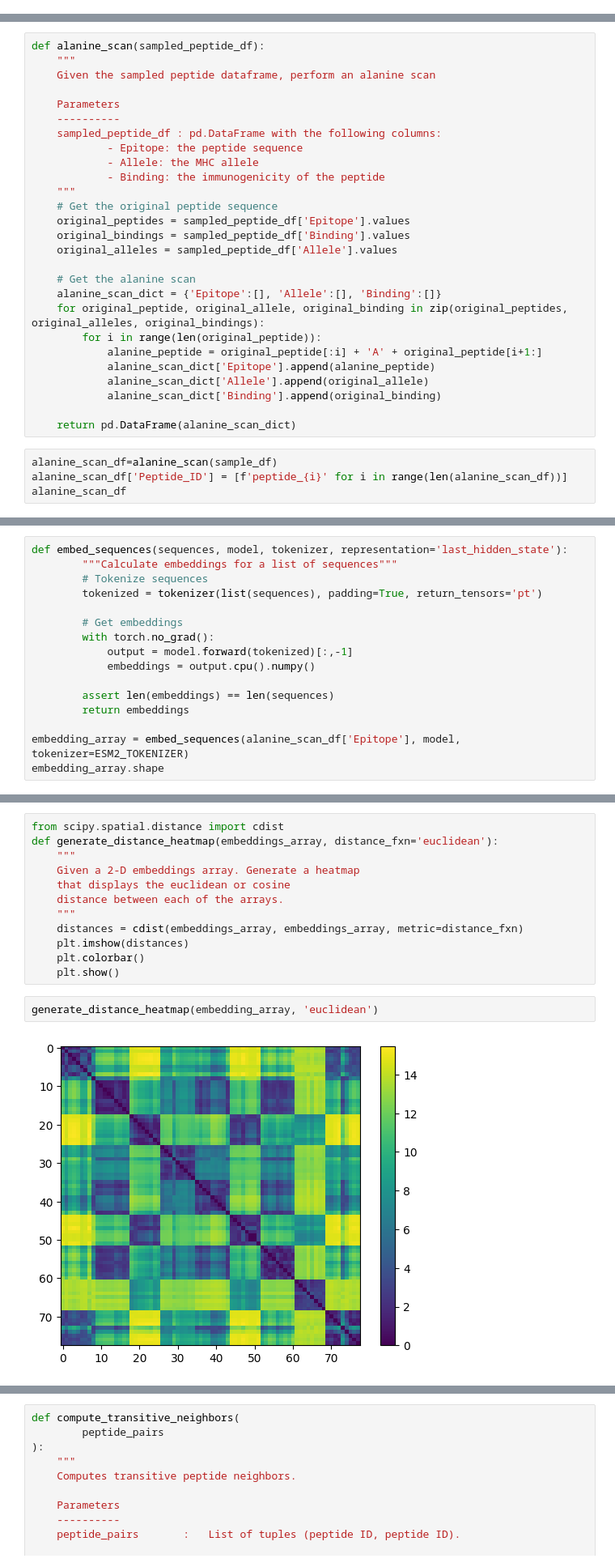
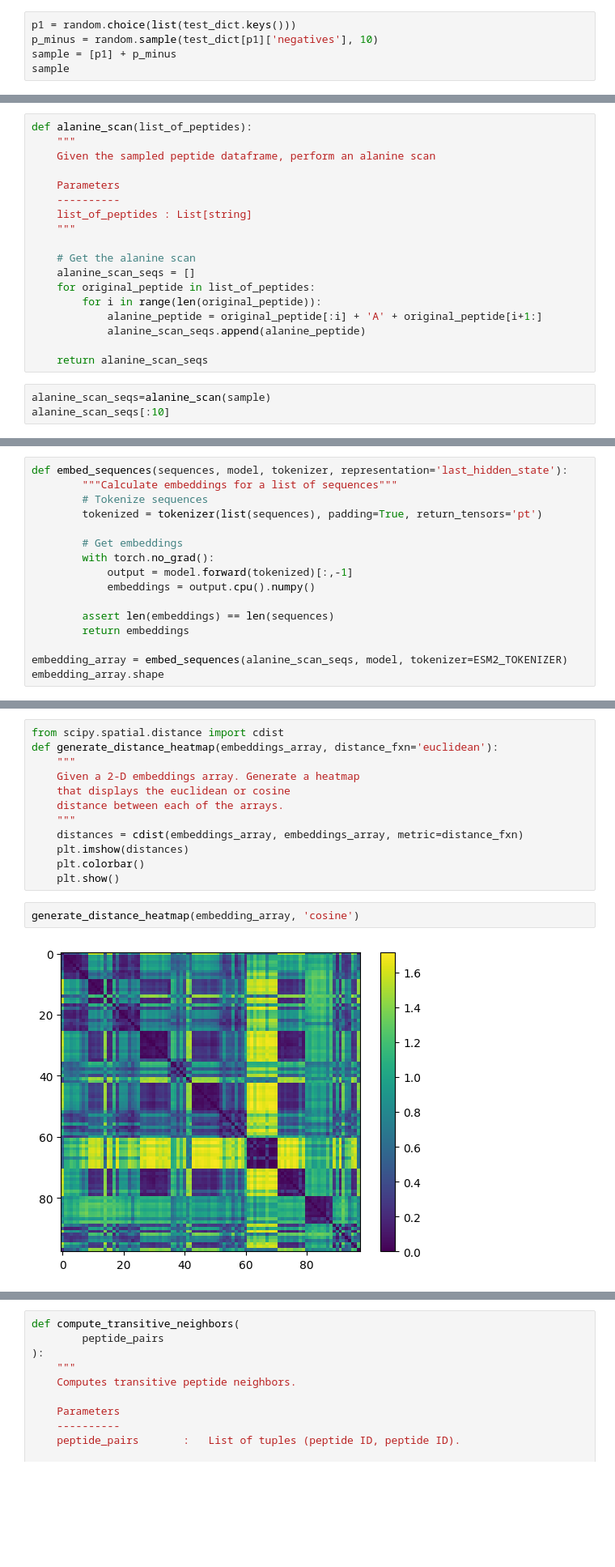
Before and after one commit to pirl-unc/ace, a Jupyter notebook: notebooks/sequence_properties.ipynb, the cells around one changed output, grey strips where cells are left out. Shown at 81% size. Saved outputs shown, nothing was run; the diff lists cells and outputs as text; blank space fills up the shorter version.

```diff
--- a/notebooks/sequence_properties.ipynb
+++ b/notebooks/sequence_properties.ipynb
@@ -1308,0 +1309,5 @@ sample_df
+# %%
+p1 = random.choice(list(test_dict.keys()))
+p_minus = random.sample(test_dict[p1]['negatives'], 10)
+sample = [p1] + p_minus
+sample
@@ -1309,32 +1326,22 @@ sample_df
 # %%
-def alanine_scan(sampled_peptide_df):
+def alanine_scan(list_of_peptides):
     """
     Given the sampled peptide dataframe, perform an alanine scan
 
     Parameters
     ----------
-    sampled_peptide_df : pd.DataFrame with the following columns:
-            - Epitope: the peptide sequence
-            - Allele: the MHC allele
-            - Binding: the immunogenicity of the peptide
+    list_of_peptides : List[string]
     """
-    # Get the original peptide sequence
-    original_peptides = sampled_peptide_df['Epitope'].values
-    original_bindings = sampled_peptide_df['Binding'].values
-    original_alleles = sampled_peptide_df['Allele'].values
 
     # Get the alanine scan
-    alanine_scan_dict = {'Epitope':[], 'Allele':[], 'Binding':[]}
-    for original_peptide, original_allele, original_binding in zip(original_peptides, original_alleles, original_bindings):
+    alanine_scan_seqs = []
+    for original_peptide in list_of_peptides:
         for i in range(len(original_peptide)):
             alanine_peptide = original_peptide[:i] + 'A' + original_peptide[i+1:]
-            alanine_scan_dict['Epitope'].append(alanine_peptide)
-            alanine_scan_dict['Allele'].append(original_allele)
-            alanine_scan_dict['Binding'].append(original_binding)
+            alanine_scan_seqs.append(alanine_peptide)
 
-    return pd.DataFrame(alanine_scan_dict)
+    return alanine_scan_seqs
 # %%
-alanine_scan_df=alanine_scan(sample_df)
-alanine_scan_df['Peptide_ID'] = [f'peptide_{i}' for i in range(len(alanine_scan_df))]
-alanine_scan_df
+alanine_scan_seqs=alanine_scan(sample)
+alanine_scan_seqs[:10]
 # %% [output]
@@ -1365,6 +1369,6 @@ def embed_sequences(sequences, model, tokenizer, representation='last_hidden_sta
         assert len(embeddings) == len(sequences)
         return embeddings
 
-embedding_array = embed_sequences(alanine_scan_df['Epitope'], model, tokenizer=ESM2_TOKENIZER)
+embedding_array = embed_sequences(alanine_scan_seqs, model, tokenizer=ESM2_TOKENIZER)
 embedding_array.shape
 # %% [output]
@@ -1382,6 +1386,6 @@ def generate_distance_heatmap(embeddings_array, distance_fxn='euclidean'):
     plt.colorbar()
     plt.show()
 # %%
-generate_distance_heatmap(embedding_array, 'euclidean')
+generate_distance_heatmap(embedding_array, 'cosine')
 # %% [output]
-[figure, old version]
+[figure, new version]
```
Also changed, not shown: parts of 131 cells of this notebook, 4 other files.
